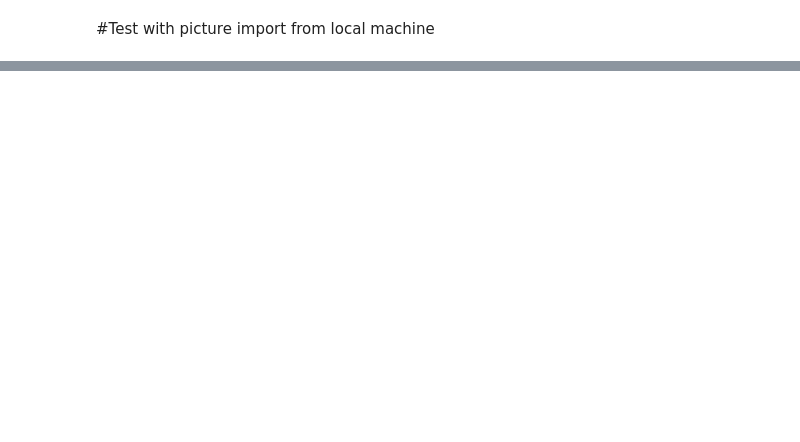
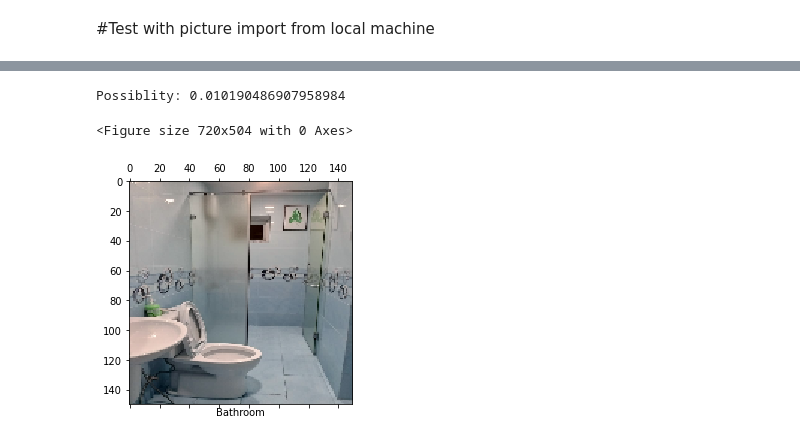
Before and after one commit to nlgkhoi/Room-Classification, a Jupyter notebook: Testing.ipynb, the cells around one changed output, grey strips where cells are left out. Saved outputs shown, nothing was run; the diff lists cells and outputs as text; code cells hidden in the pictures; blank space fills up the shorter version.

```diff
--- a/Testing.ipynb
+++ b/Testing.ipynb
@@ -156,0 +171,6 @@ Saving phongkhach_3.jpg to phongkhach_3.jpg
+# %%
+classify('real_image/nhatam_2.jpg')
+# %% [output]
+Possiblity: 0.010190486907958984
+<Figure size 720x504 with 0 Axes>
+[figure, added]
```
Also changed, not shown: parts of 27 cells of this notebook, 1 other file.
